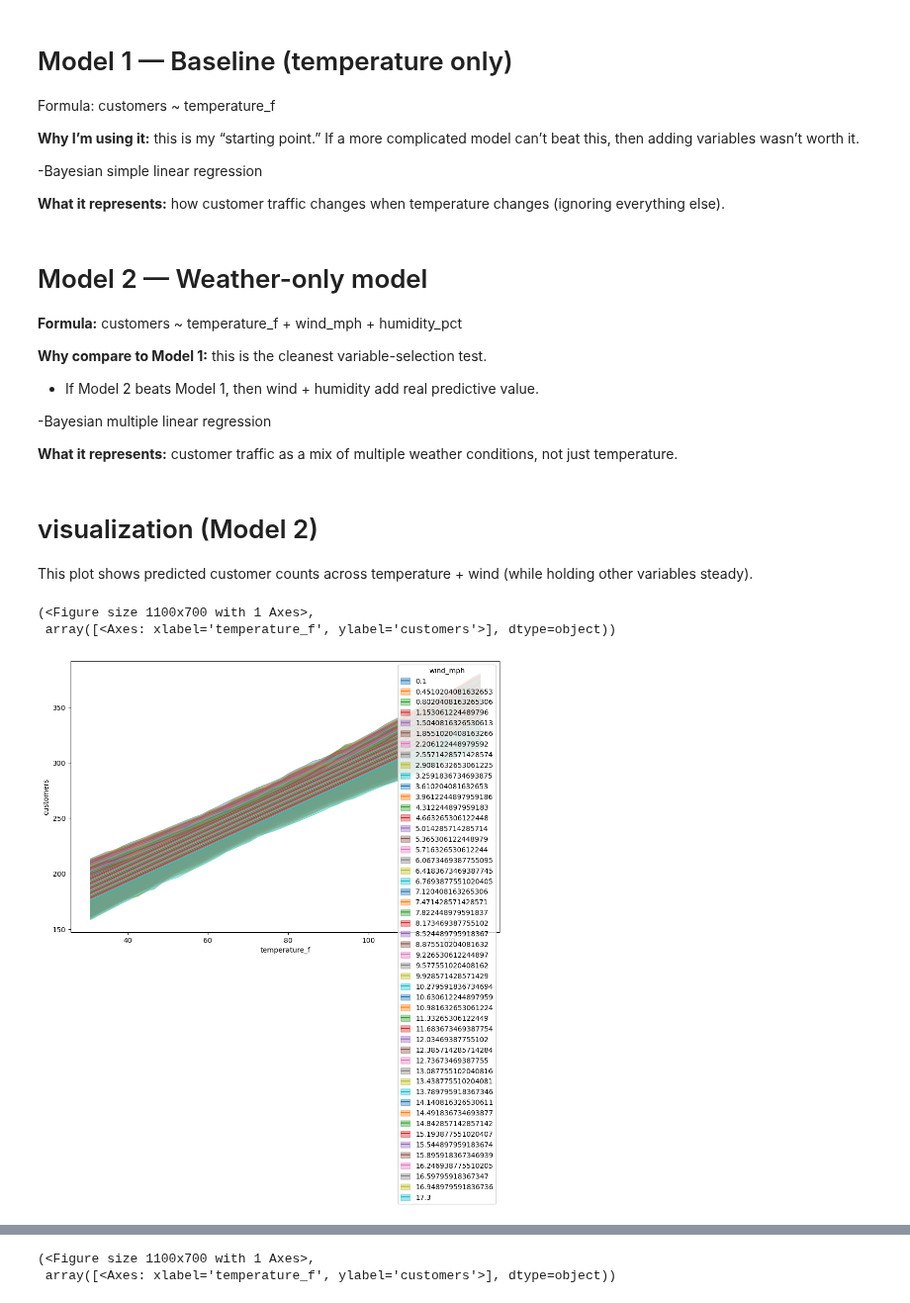
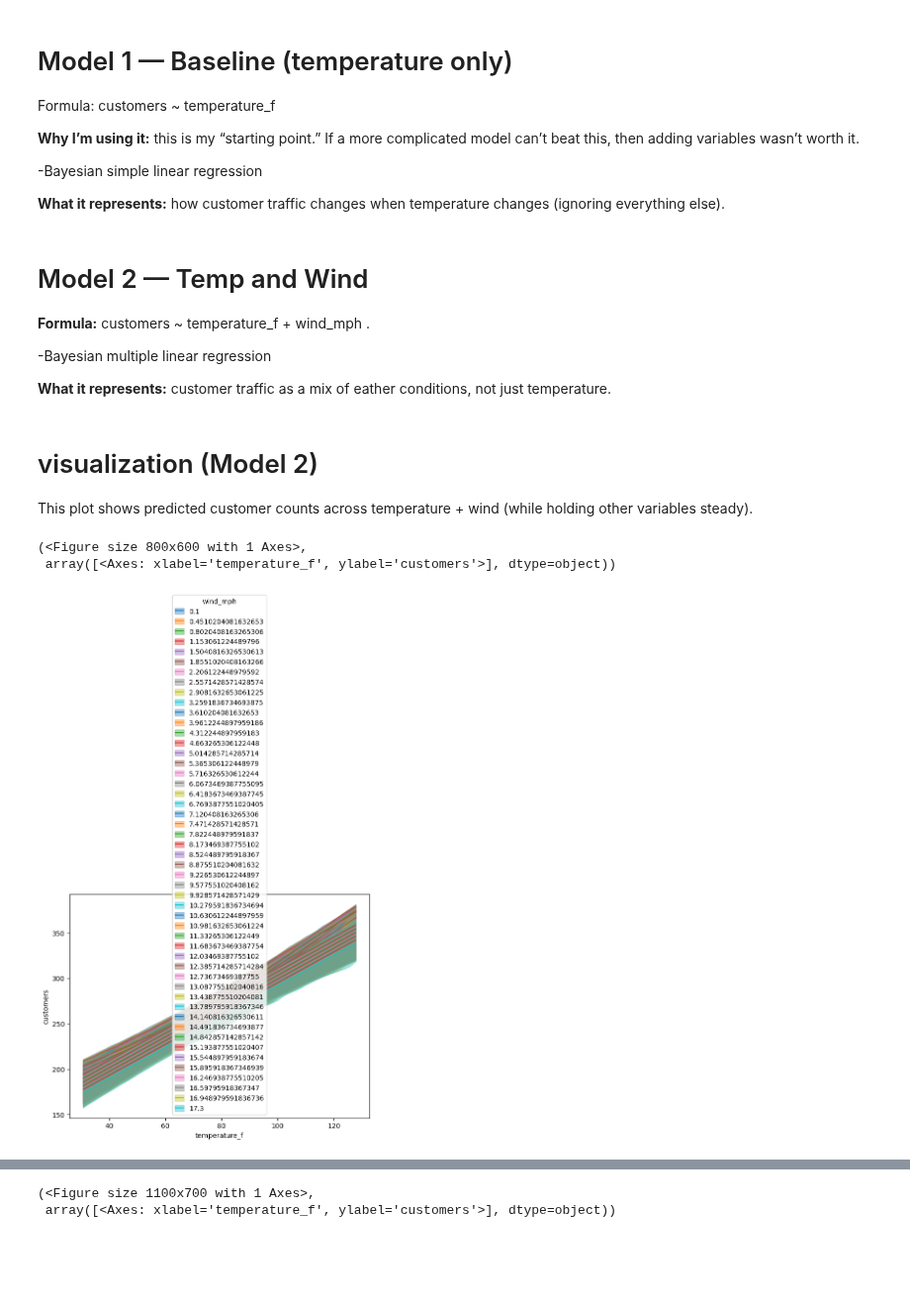
Before and after one commit to rumijay/Data-Science-2025, a Jupyter notebook: Unit6Project.ipynb, the cells around one changed output, grey strips where cells are left out. Shown at 99% size. Drawn from its saved outputs; the diff is of its cells as text; code cells hidden in the pictures; blank space fills up the shorter version.

```diff
--- a/Unit6Project.ipynb
+++ b/Unit6Project.ipynb
@@ -99,19 +99,18 @@ Formula: customers ~ temperature_f
 model_1 = bmb.Model("customers ~ temperature_f", data=cafe_data)
 idata_1 = model_1.fit(idata_kwargs={"log_likelihood": True})
 # %% [markdown]
-# Model 2 — Weather-only model
-
-**Formula:** customers ~ temperature_f + wind_mph + humidity_pct
-
-**Why compare to Model 1:** this is the cleanest variable-selection test.
-- If Model 2 beats Model 1, then wind + humidity add real predictive value.
+# Model 2 — Temp and Wind
+**Formula:** customers ~ temperature_f + wind_mph
+.
 
 -Bayesian multiple linear regression
 
-**What it represents:** customer traffic as a mix of multiple weather conditions, not just temperature.
+**What it represents:** customer traffic as a mix of  eather conditions, not just temperature.
 # %%
-# Model 2: full weather (variable selection step)
-model_2 = bmb.Model("customers ~ temperature_f + wind_mph + humidity_pct", data=cafe_data)
+model_2 = bmb.Model(
+    "customers ~ temperature_f + wind_mph",
+    data=cafe_data
+)
 idata_2 = model_2.fit(idata_kwargs={"log_likelihood": True})
 # %% [markdown]
 #  visualization (Model 2)
@@ -119,11 +118,11 @@ This plot shows predicted customer counts across temperature + wind (while holdi
 # %%
 bmb.interpret.plot_predictions(
     model_2,
     idata_2,
     ["temperature_f", "wind_mph"],
-    fig_kwargs={"figsize": (11, 7)}
+    fig_kwargs={"figsize": (8, 6)}
 )
 # %% [output]
-(<Figure size 1100x700 with 1 Axes>,
+(<Figure size 800x600 with 1 Axes>,
  array([<Axes: xlabel='temperature_f', ylabel='customers'>], dtype=object))
-[figure, old version]
+[figure, new version]
```
Also changed, not shown: parts of 12 cells of this notebook.
